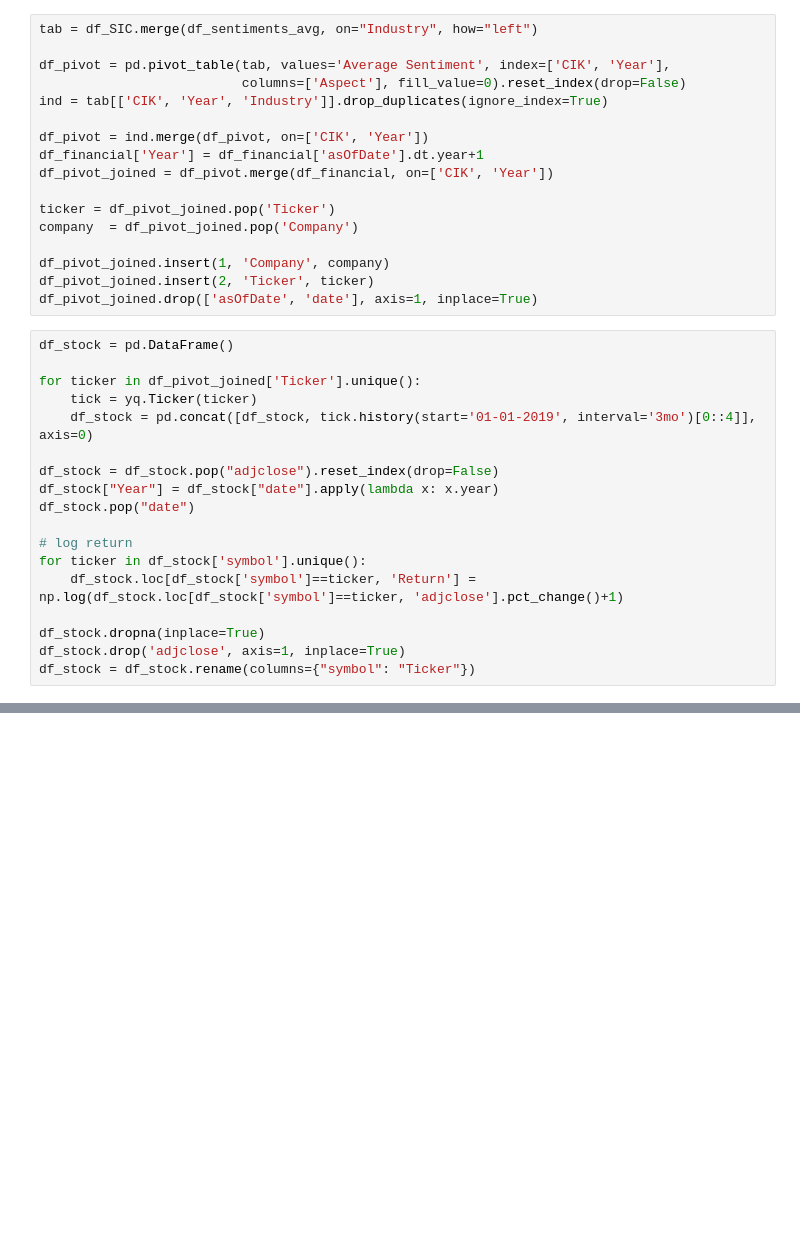
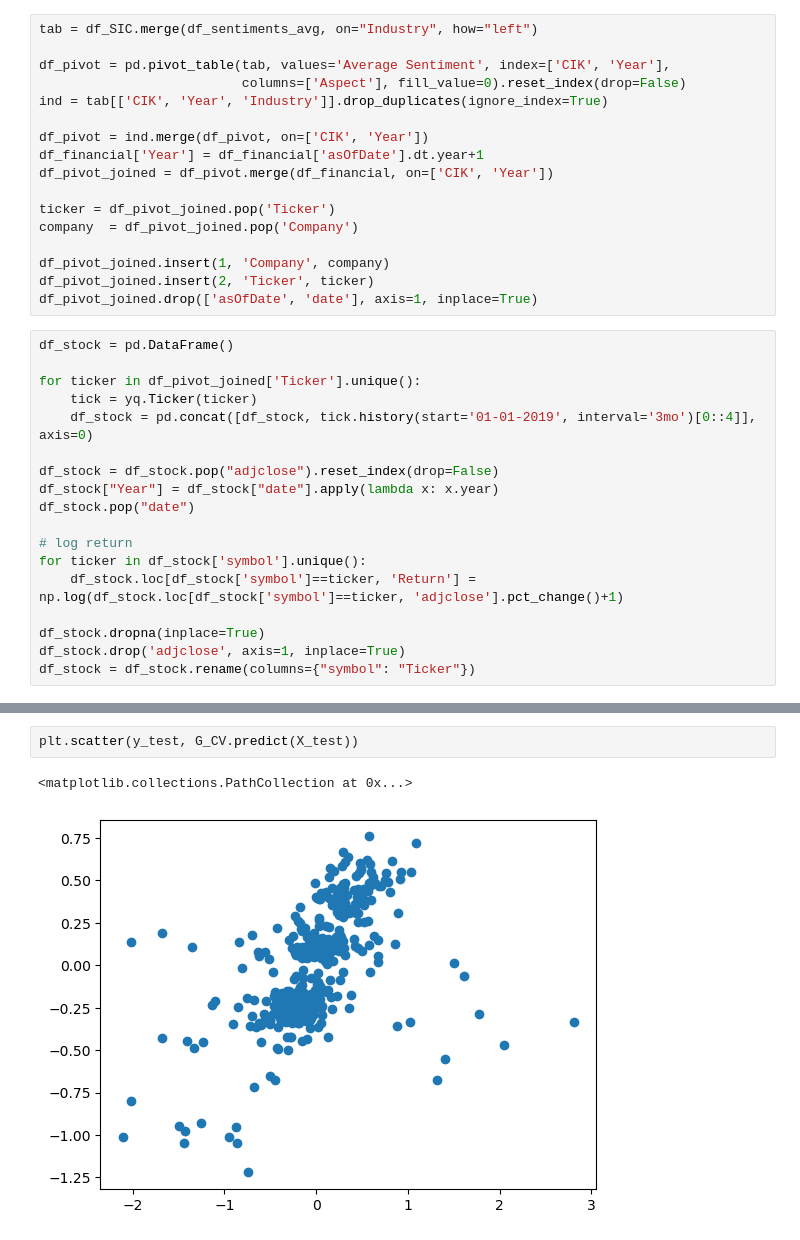
Before and after one commit to gav-conn/Finanacial_Data_Science, a Jupyter notebook: FDS_Project/MachineLearning_Model.ipynb, the cells around one changed output, grey strips where cells are left out. Drawn from its saved outputs; the diff is of its cells as text; blank space fills up the shorter version.

```diff
--- a/FDS_Project/MachineLearning_Model.ipynb
+++ b/FDS_Project/MachineLearning_Model.ipynb
@@ -237,0 +159,5 @@ Best Score: 0.5142399138501611
+# %%
+plt.scatter(y_test, G_CV.predict(X_test))
+# %% [output]
+<matplotlib.collections.PathCollection at 0x...>
+[figure, added]
```
Also changed, not shown: parts of 14 cells of this notebook, 6 other files.
